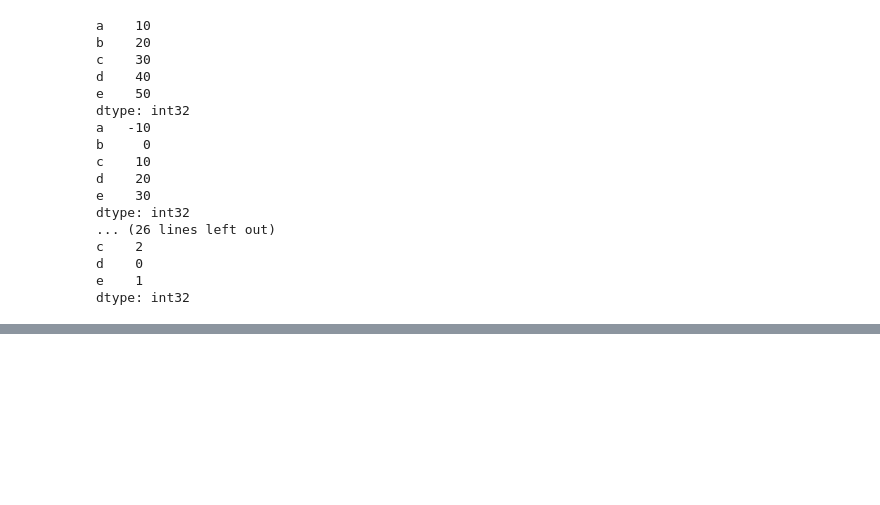
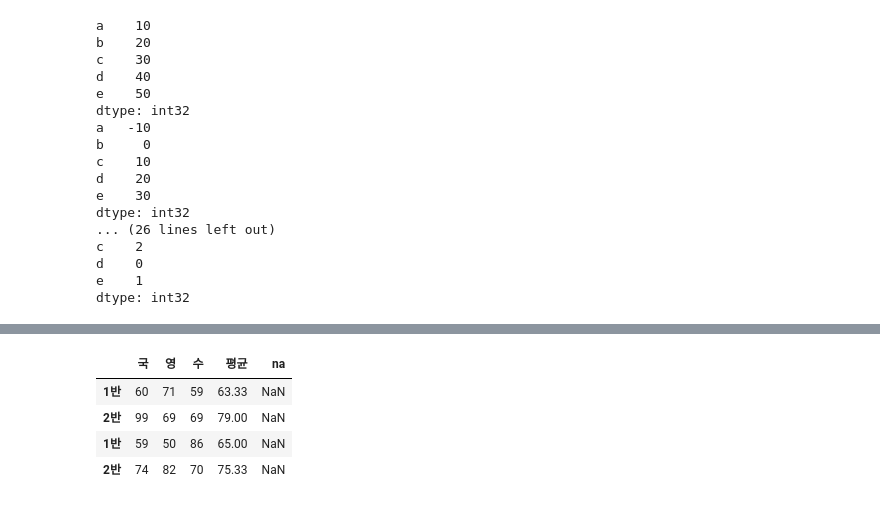
Before and after one commit to Kimdonghyeon7645/Python-Data-Analysis, a Jupyter notebook: step03_pandas.ipynb, the cells around one changed output, grey strips where cells are left out. Cells and saved outputs as stored; diff of their text form; code cells hidden in the pictures; blank space fills up the shorter version.

```diff
--- a/step03_pandas.ipynb
+++ b/step03_pandas.ipynb
@@ -115,0 +211,3 @@ dtype: int32
+# %%
+rawData = np.random.randint(50,100, size=(4,3))
+rawData
@@ -115,0 +219,4 @@ dtype: int32
+# %%
+df=pd.DataFrame(rawData,index=['1반','2반','1반','2반'],
+                        columns=['국','영','수'])
+df
@@ -115,0 +242,3 @@ dtype: int32
+# %%
+df['평균']=round((df['국'] + df['영'] + df['수'])/3,2)
+df
@@ -115,0 +251,9 @@ dtype: int32
+# %%
+df['na']=np.nan
+df
+# %% [output]
+|  | 국 | 영 | 수 | 평균 | na |
+| 1반 | 60 | 71 | 59 | 63.33 | NaN |
+| 2반 | 99 | 69 | 69 | 79.00 | NaN |
+| 1반 | 59 | 50 | 86 | 65.00 | NaN |
+| 2반 | 74 | 82 | 70 | 75.33 | NaN |
```
Also changed, not shown: parts of 49 cells of this notebook.
